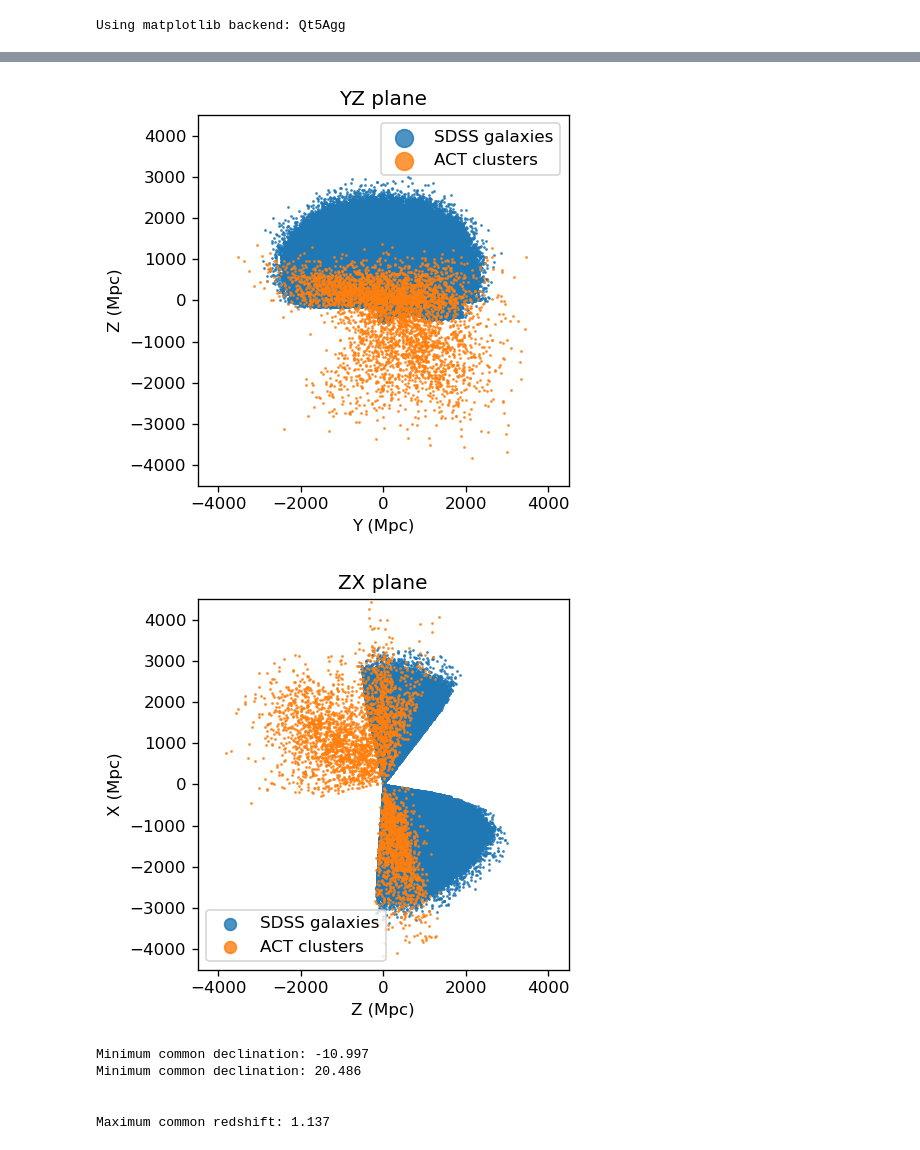
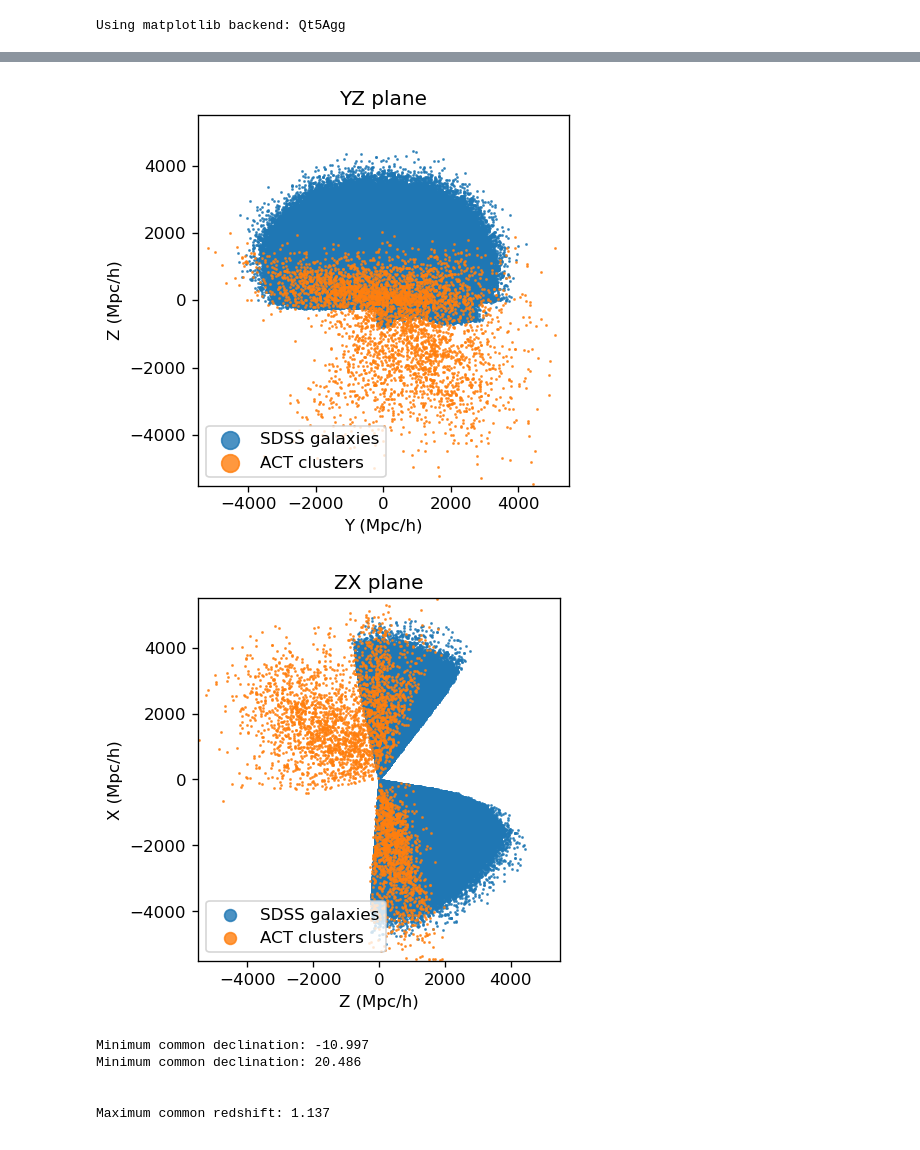
Before and after one commit to awaismirza92/velocity-reconstruction-and-kinetic-SZ, a Jupyter notebook: codes_for_ACT/ACT_clus_and_SDSS_gals.ipynb, the cells around one changed output, grey strips where cells are left out. Saved outputs shown, nothing was run; the diff lists cells and outputs as text; code cells hidden in the pictures.

```diff
--- a/codes_for_ACT/ACT_clus_and_SDSS_gals.ipynb
+++ b/codes_for_ACT/ACT_clus_and_SDSS_gals.ipynb
@@ -136,55 +140,55 @@ plt.tight_layout();
 # %%
 %matplotlib inline
 
 plt.figure(dpi = dpi * 1, figsize = (9.5, 4))
 
 
-plt.scatter(df_sdss_gals['Y_comov[Mpc]'],
-            df_sdss_gals['Z_comov[Mpc]'],
+plt.scatter(df_sdss_gals['Y_comov[Mpc/h]'],
+            df_sdss_gals['Z_comov[Mpc/h]'],
             s = 0.5, alpha = 0.8, label = 'SDSS galaxies')
-plt.scatter(df_act_clus['y_comov'],
-            df_act_clus['z_comov'],
+plt.scatter(df_act_clus['y_comov[Mpc/h]'],
+            df_act_clus['z_comov[Mpc/h]'],
             s = 0.5, alpha = 0.8, label = 'ACT clusters')
 
 plt.legend(markerscale = 15)
 plt.gca().set_aspect('equal', adjustable='box')
-low_lim, high_lim = -4500, 4500
+low_lim, high_lim = -5500, 5500
 plt.xlim(low_lim, high_lim)
 plt.ylim(low_lim, high_lim)
-plt.xlabel('Y (Mpc)')
-plt.ylabel('Z (Mpc)')
+plt.xlabel('Y (Mpc/h)')
+plt.ylabel('Z (Mpc/h)')
 plt.title('YZ plane');
 
 
-plt.tight_layout();
+# plt.tight_layout();
 # %% [output]
-[figure, old version]
+[figure, new version]
 # %%
 %matplotlib inline
 
 plt.figure(dpi = dpi * 1, figsize = (9.5, 4))
 
 
-plt.scatter(df_sdss_gals['Z_comov[Mpc]'],
-            df_sdss_gals['X_comov[Mpc]'],
+plt.scatter(df_sdss_gals['Z_comov[Mpc/h]'],
+            df_sdss_gals['X_comov[Mpc/h]'],
             s = 0.5, alpha = 0.8, label = 'SDSS galaxies')
-plt.scatter(df_act_clus['z_comov'],
-            df_act_clus['x_comov'],
+plt.scatter(df_act_clus['z_comov[Mpc/h]'],
+            df_act_clus['x_comov[Mpc/h]'],
             s = 0.5, alpha = 0.8, label = 'ACT clusters')
 
 plt.legend(markerscale = 10)
 plt.gca().set_aspect('equal', adjustable='box')
-low_lim, high_lim = -4500, 4500
+low_lim, high_lim = -5500, 5500
 plt.xlim(low_lim, high_lim)
 plt.ylim(low_lim, high_lim)
-plt.xlabel('Z (Mpc)')
-plt.ylabel('X (Mpc)')
+plt.xlabel('Z (Mpc/h)')
+plt.ylabel('X (Mpc/h)')
 plt.title('ZX plane');
 
 
 # plt.tight_layout();
 # %% [output]
-[figure, old version]
+[figure, new version]
 # %%
 min_common_dec = round(max(df_sdss_gals['DEC'].min(), df_act_clus['decDeg'].min()), 3)
 print('Minimum common declination: ' + str(min_common_dec))
```
Also changed, not shown: parts of 16 cells of this notebook.
